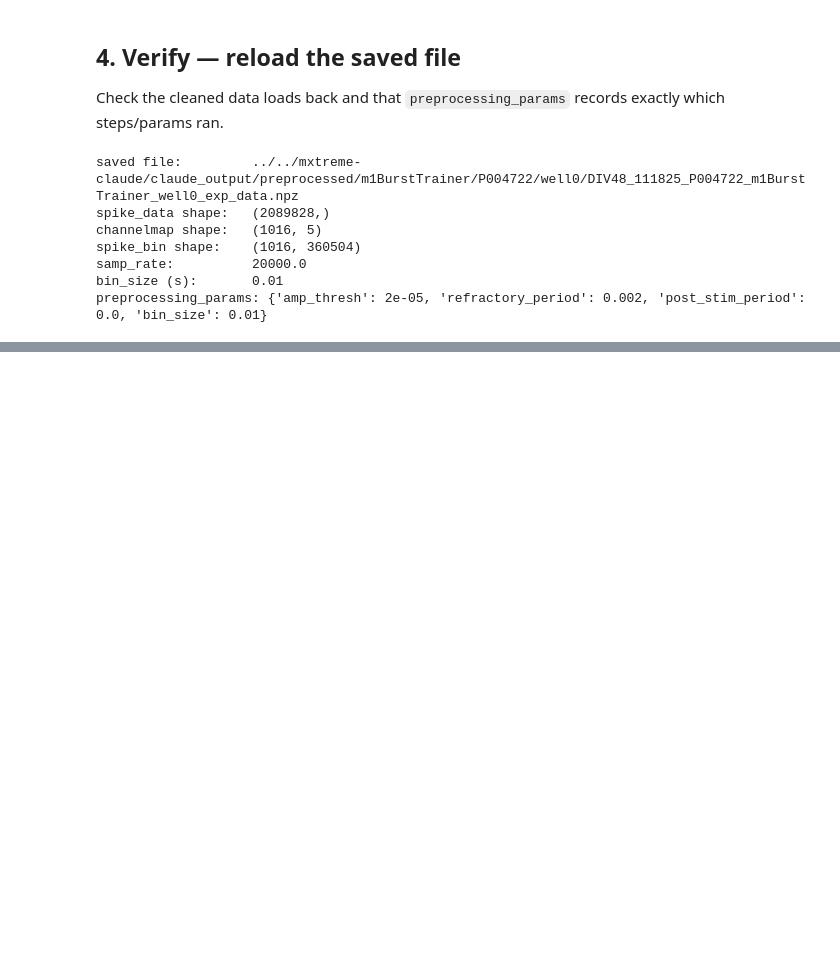
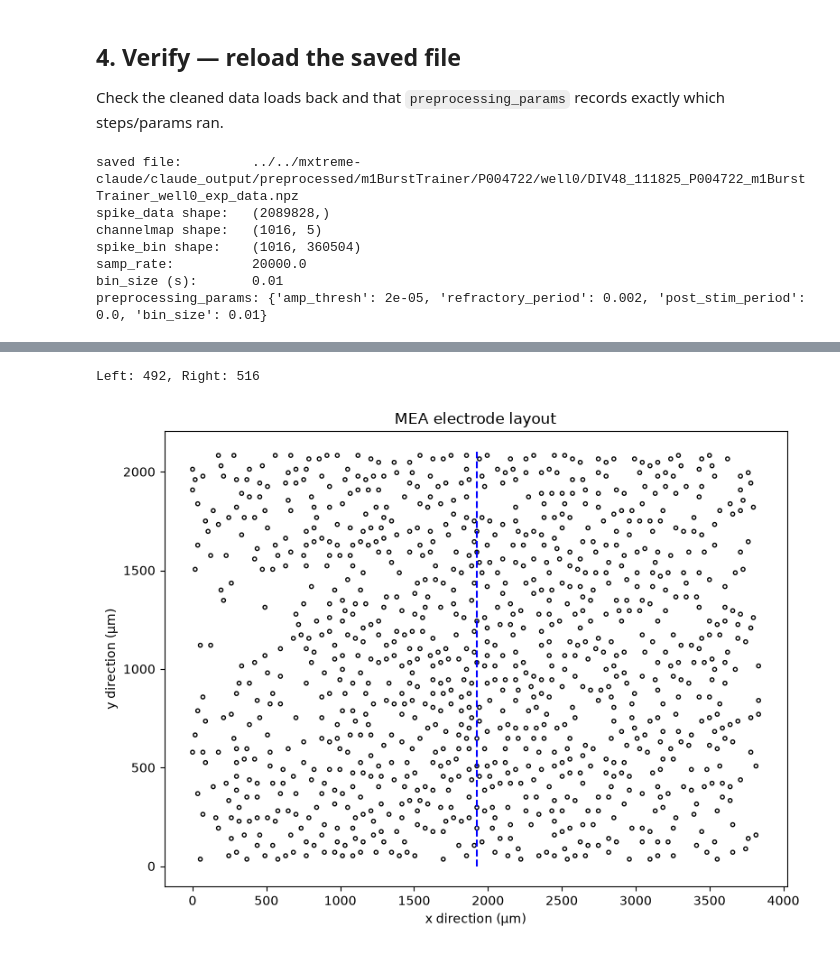
Before and after one commit to Project-HAL/MXtreme, a Jupyter notebook: examples/preprocess_pipeline.ipynb, the cells around one changed output, grey strips where cells are left out. Cells and saved outputs as stored; diff of their text form; code cells hidden in the pictures; blank space fills up the shorter version.

```diff
--- a/examples/preprocess_pipeline.ipynb
+++ b/examples/preprocess_pipeline.ipynb
@@ -122,0 +155,12 @@ preprocessing_params: {'amp_thresh': 2e-05, 'refractory_period': 0.002, 'post_st
+# %%
+# Spatial map of the electrodes on the MEA
+stim = loaded["stim_elecs"]
+stim = stim.item() if getattr(stim, "ndim", 1) == 0 else stim   # unwrap 0-d object array (may be None)
+
+fig, ax = plt.subplots(1, 1, figsize=(8,6))
+viz.MEA(ax, loaded["channelmap"], stim, title="MEA electrode layout")
+plt.tight_layout()
+plt.show()
+# %% [output]
+Left: 492, Right: 516
+[figure, added]
```
Also changed, not shown: parts of 5 cells of this notebook, 7 other files.
